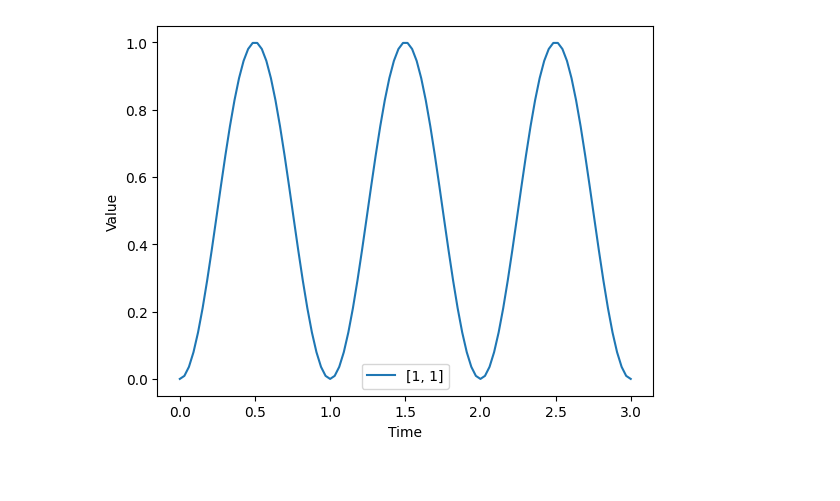
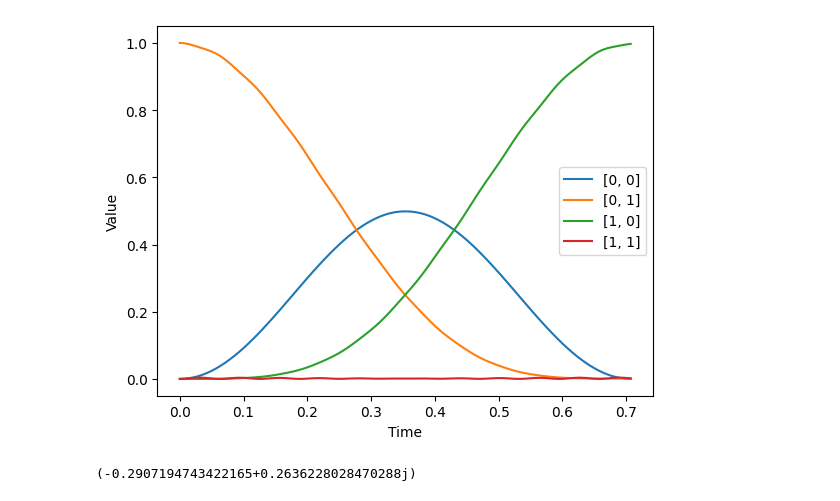
Before and after one commit to nacs-lab/qutip-nacs, a Jupyter notebook: lib/test_unitary.ipynb, the cells around one changed output. Drawn from its saved outputs; the diff is of its cells as text; code cells hidden in the pictures.

```diff
--- a/lib/test_unitary.ipynb
+++ b/lib/test_unitary.ipynb
@@ -11,7 +11,7 @@ qtnacs.set_n(2)
 #powers = -6
 
 coords = [[0,0], [0,1]]
-interaction_coeff = 0
+interaction_coeff = 100
 atom_types = [0,0]
 powers = -6
 
@@ -20,6 +20,6 @@ det = 0
 
 H = qtnacs.DrivenRyd(omega, det, coords, interaction_coeff, atom_types, powers)
 # %%
-res = qtnacs.time_indep_unitary(H, [0,0], 3, 100, [[1,1]], True)
+res = qtnacs.time_indep_unitary(H, [1], 1/np.sqrt(2), 100, [[0, 0], [0,1],[1,0], [1,1]], True)
 # %% [output]
-[figure, old version]
+[figure, new version]
@@ -25,0 +35,4 @@ res = qtnacs.time_indep_unitary(H, [0,0], 3, 100, [[1,1]], True)
+# %%
+fid
+# %% [output]
+(-0.2907194743422165+0.2636228028470288j)
```
Also changed, not shown: parts of 14 cells of this notebook, 5 other files.
